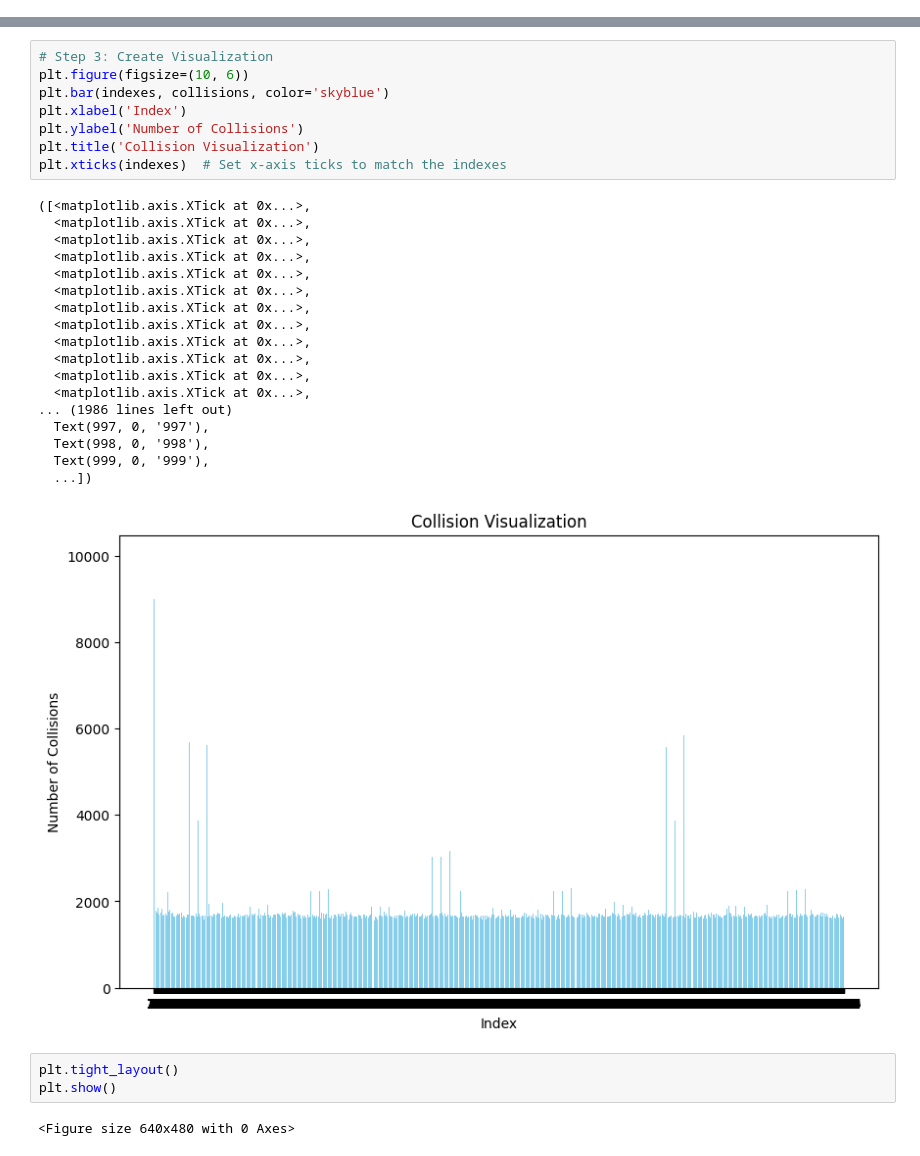
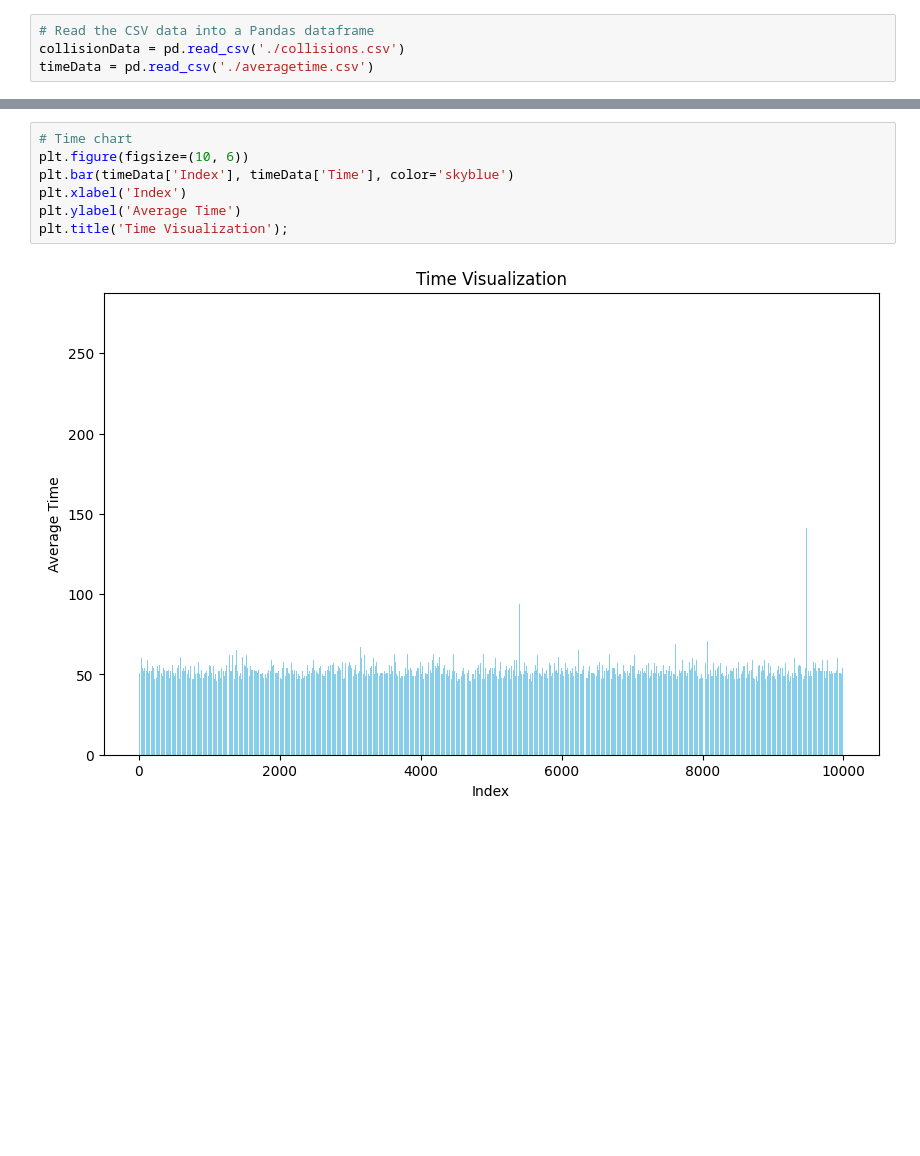
Before and after one commit to LanderDuncan/Why31, a Jupyter notebook: visualization.ipynb, the cells around one changed output, grey strips where cells are left out. Saved outputs shown, nothing was run; the diff lists cells and outputs as text; blank space fills up the shorter version.

```diff
--- a/visualization.ipynb
+++ b/visualization.ipynb
@@ -11,0 +8,4 @@ collisions = data['Collisions']
+# %%
+# Read the CSV data into a Pandas dataframe
+collisionData = pd.read_csv('./collisions.csv')
+timeData = pd.read_csv('./averagetime.csv')
@@ -12,32 +68,9 @@ collisions = data['Collisions']
 # %%
-# Step 3: Create Visualization
+# Time chart
 plt.figure(figsize=(10, 6))
-plt.bar(indexes, collisions, color='skyblue')
+plt.bar(timeData['Index'], timeData['Time'], color='skyblue')
 plt.xlabel('Index')
-plt.ylabel('Number of Collisions')
-plt.title('Collision Visualization')
-plt.xticks(indexes)  # Set x-axis ticks to match the indexes
+plt.ylabel('Average Time')
+plt.title('Time Visualization');
 # %% [output]
-([<matplotlib.axis.XTick at 0x...>,
-  <matplotlib.axis.XTick at 0x...>,
-  <matplotlib.axis.XTick at 0x...>,
-  <matplotlib.axis.XTick at 0x...>,
-  <matplotlib.axis.XTick at 0x...>,
-  <matplotlib.axis.XTick at 0x...>,
-  <matplotlib.axis.XTick at 0x...>,
-  <matplotlib.axis.XTick at 0x...>,
-  <matplotlib.axis.XTick at 0x...>,
-  <matplotlib.axis.XTick at 0x...>,
-  <matplotlib.axis.XTick at 0x...>,
-  <matplotlib.axis.XTick at 0x...>,
-... (1986 lines left out)
-  Text(997, 0, '997'),
-  Text(998, 0, '998'),
-  Text(999, 0, '999'),
-  ...])
-[figure, old version]
+[figure, new version]
-# %%
-plt.tight_layout()
-plt.show()
-# %% [output]
-<Figure size 640x480 with 0 Axes>
```
Also changed, not shown: parts of 12 cells of this notebook, 4 other files.
